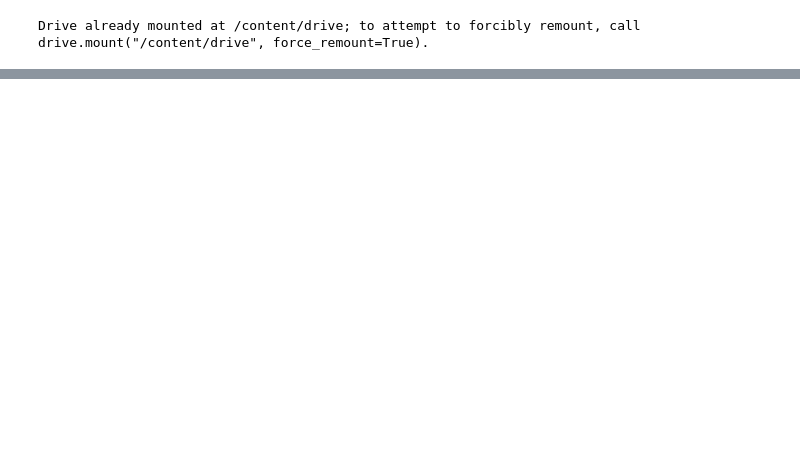
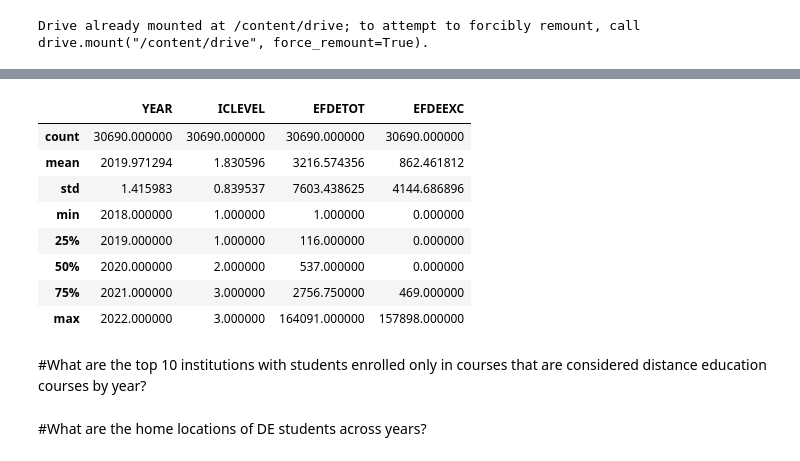
Before and after one commit to katyk20/distance-education-highered, a Jupyter notebook: Notebooks/EDA.ipynb, the cells around one changed output, grey strips where cells are left out. Drawn from its saved outputs; the diff is of its cells as text; code cells hidden in the pictures; blank space fills up the shorter version.

```diff
--- a/Notebooks/EDA.ipynb
+++ b/Notebooks/EDA.ipynb
@@ -102,0 +151,14 @@ for year in years:
+# %%
+ic_data.describe()
+# %% [output]
+|  | YEAR | ICLEVEL | EFDETOT | EFDEEXC |
+| count | 30690.000000 | 30690.000000 | 30690.000000 | 30690.000000 |
+| mean | 2019.971294 | 1.830596 | 3216.574356 | 862.461812 |
+| std | 1.415983 | 0.839537 | 7603.438625 | 4144.686896 |
+| min | 2018.000000 | 1.000000 | 1.000000 | 0.000000 |
+| 25% | 2019.000000 | 1.000000 | 116.000000 | 0.000000 |
+| 50% | 2020.000000 | 2.000000 | 537.000000 | 0.000000 |
+| 75% | 2021.000000 | 3.000000 | 2756.750000 | 469.000000 |
+| max | 2022.000000 | 3.000000 | 164091.000000 | 157898.000000 |
+# %% [markdown]
+#What are the top 10 institutions with students enrolled only in courses that are considered distance education courses by year?
@@ -103,3 +179,5 @@ for year in years:
+# %% [markdown]
+#What are the home locations of DE students across years?
 # %%
 dep.columns
 # %%
```
Also changed, not shown: parts of 19 cells of this notebook.
